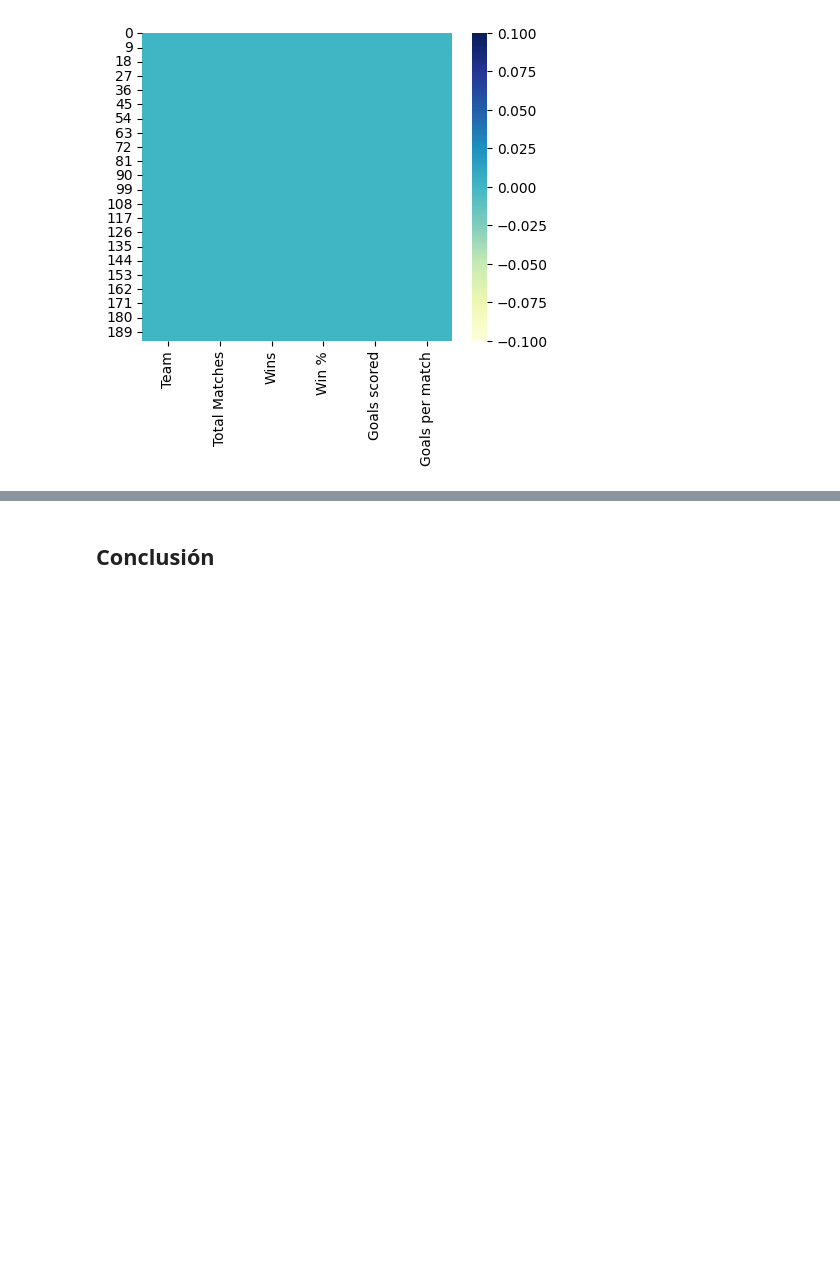
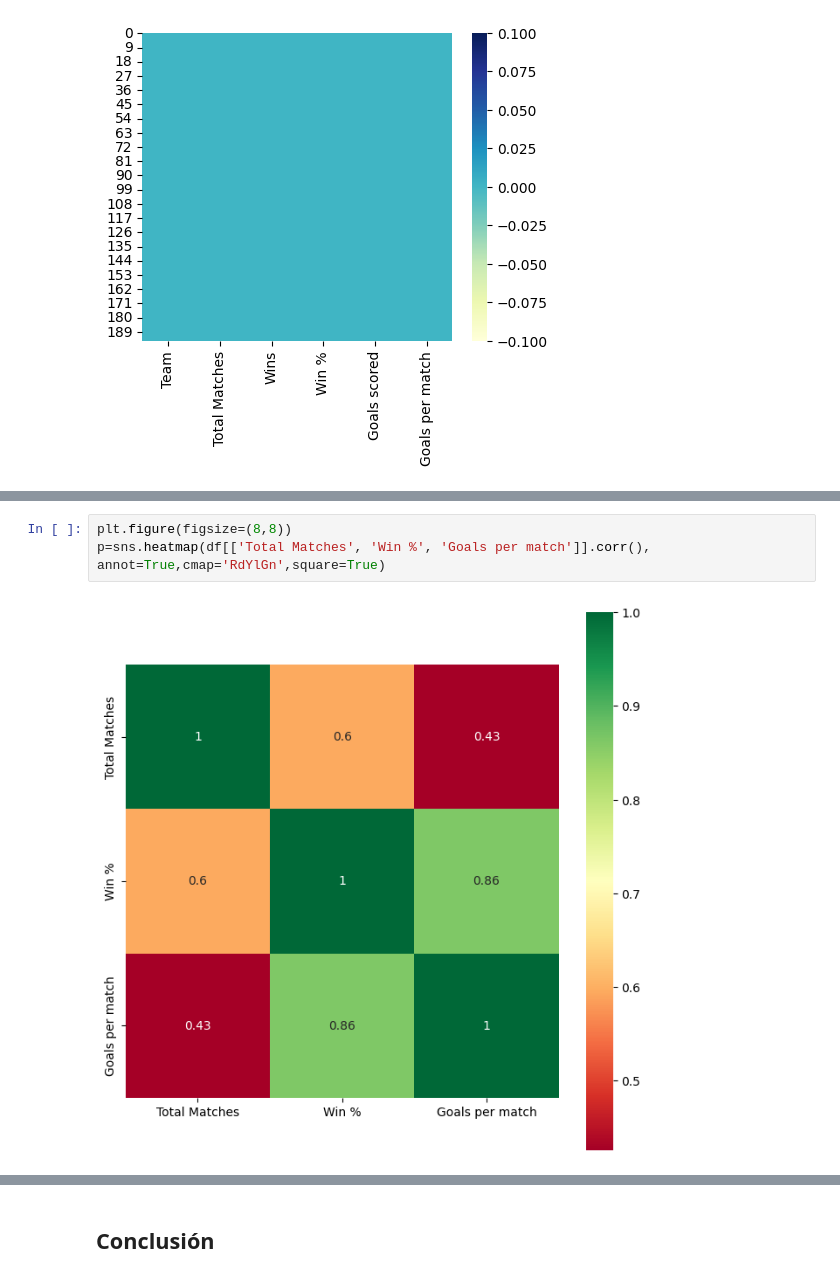
Before and after one commit to aiko-isnt-ded/lab_modeling, a Jupyter notebook: homeworks/Tarea2_Viviana Toledo.ipynb, the cells around one changed output, grey strips where cells are left out. Cells and saved outputs as stored; diff of their text form; blank space fills up the shorter version.

```diff
--- a/homeworks/Tarea2_Viviana Toledo.ipynb
+++ b/homeworks/Tarea2_Viviana Toledo.ipynb
@@ -96,0 +269,5 @@ p=sns.heatmap(df[['Total Matches', 'Wins', 'Win %', 'Goals scored', 'Goals per m
+# %%
+plt.figure(figsize=(8,8))
+p=sns.heatmap(df[['Total Matches', 'Win %', 'Goals per match']].corr(), annot=True,cmap='RdYlGn',square=True)
+# %% [output]
+[figure, added]
```
Also changed, not shown: parts of 34 cells of this notebook, 6 other files.
